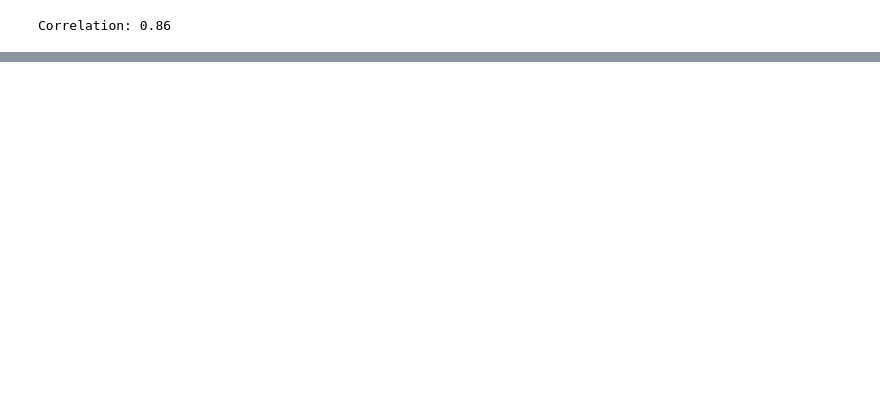
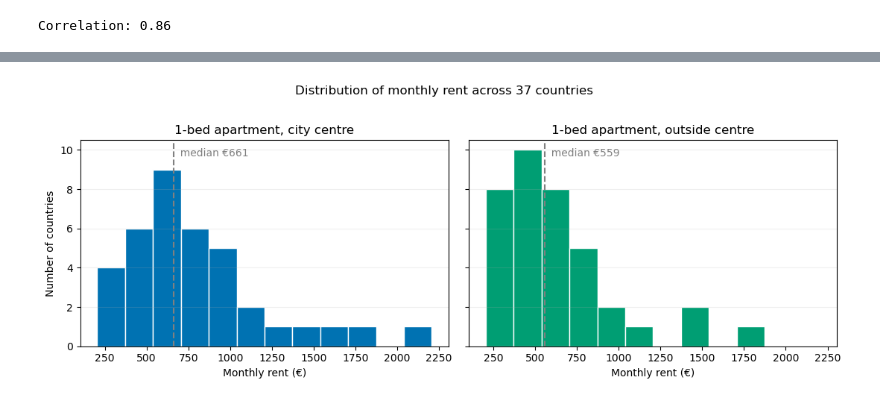
Before and after one commit to veronica-tes06/cost-of-living-visualiser, a Jupyter notebook: notebooks/cost_of_living_exploration.ipynb, the cells around one changed output, grey strips where cells are left out. Drawn from its saved outputs; the diff is of its cells as text; code cells hidden in the pictures; blank space fills up the shorter version.

```diff
--- a/notebooks/cost_of_living_exploration.ipynb
+++ b/notebooks/cost_of_living_exploration.ipynb
@@ -190,0 +310,20 @@ Correlation: 0.86
+# %%
+bins = np.histogram_bin_edges(pd.concat([countries['rent_centre'], countries['rent']]), bins=12)
+
+fig, axes = plt.subplots(1, 2, figsize=(11, 4), sharex=True, sharey=True)
+axes[0].hist(countries['rent_centre'], bins=bins, color=colour_blue, edgecolor='white')
+axes[0].set_title('1-bed apartment, city centre')
+axes[1].hist(countries['rent'], bins=bins, color=colour_green, edgecolor='white')
+axes[1].set_title('1-bed apartment, outside centre')
+for ax, column in zip(axes, ['rent_centre', 'rent']):
+    median = countries[column].median()
+    ax.axvline(median, linestyle='--', color='grey')
+    ax.text(median, ax.get_ylim()[1] * 0.92, f'  median €{median:,.0f}', color='grey')
+    ax.set_xlabel('Monthly rent (€)')
+    ax.grid(axis='y', alpha=0.2)
+axes[0].set_ylabel('Number of countries')
+fig.suptitle('Distribution of monthly rent across 37 countries', y=1.02)
+fig.tight_layout()
+plt.show()
+# %% [output]
+[figure, added]
```
Also changed, not shown: parts of 16 cells of this notebook.
